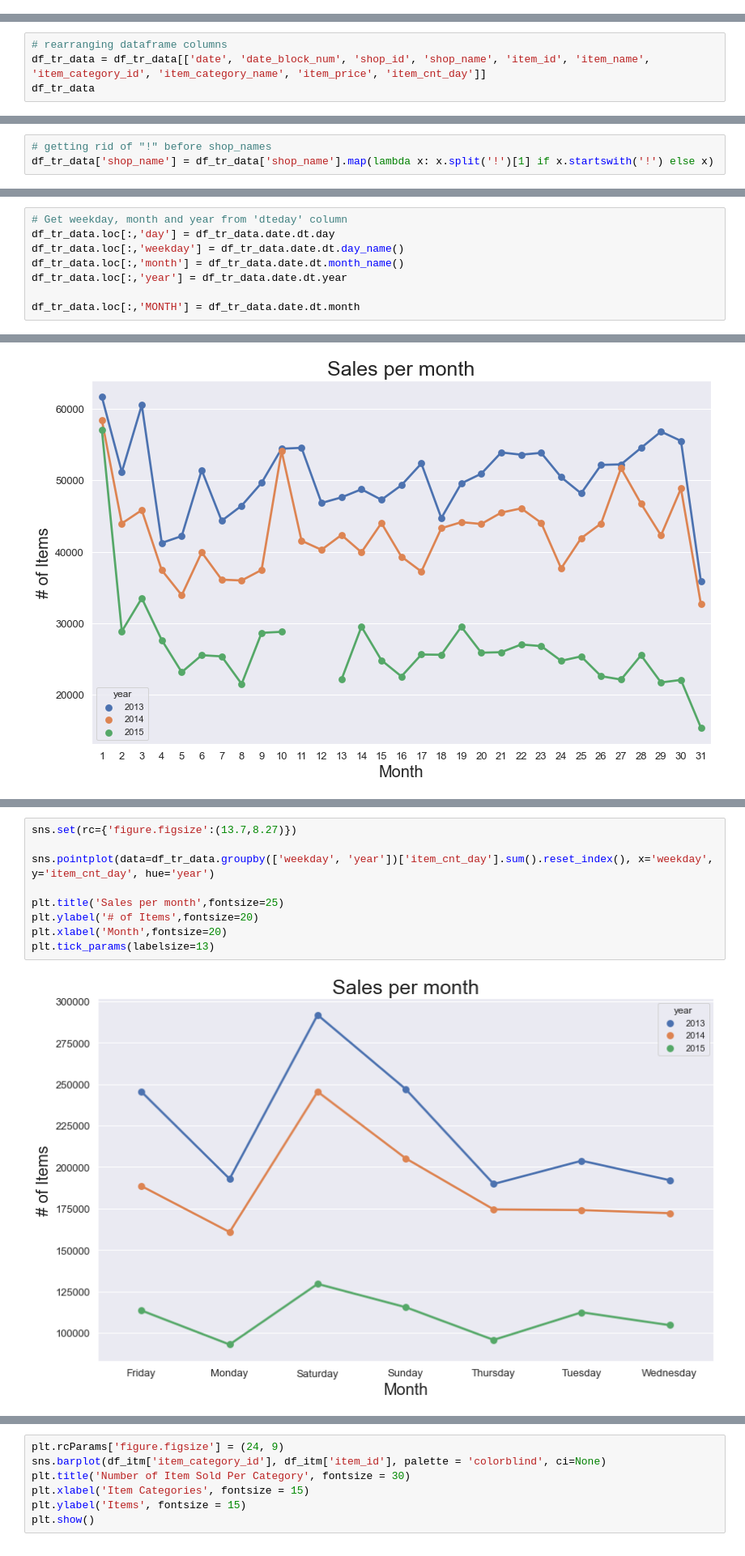
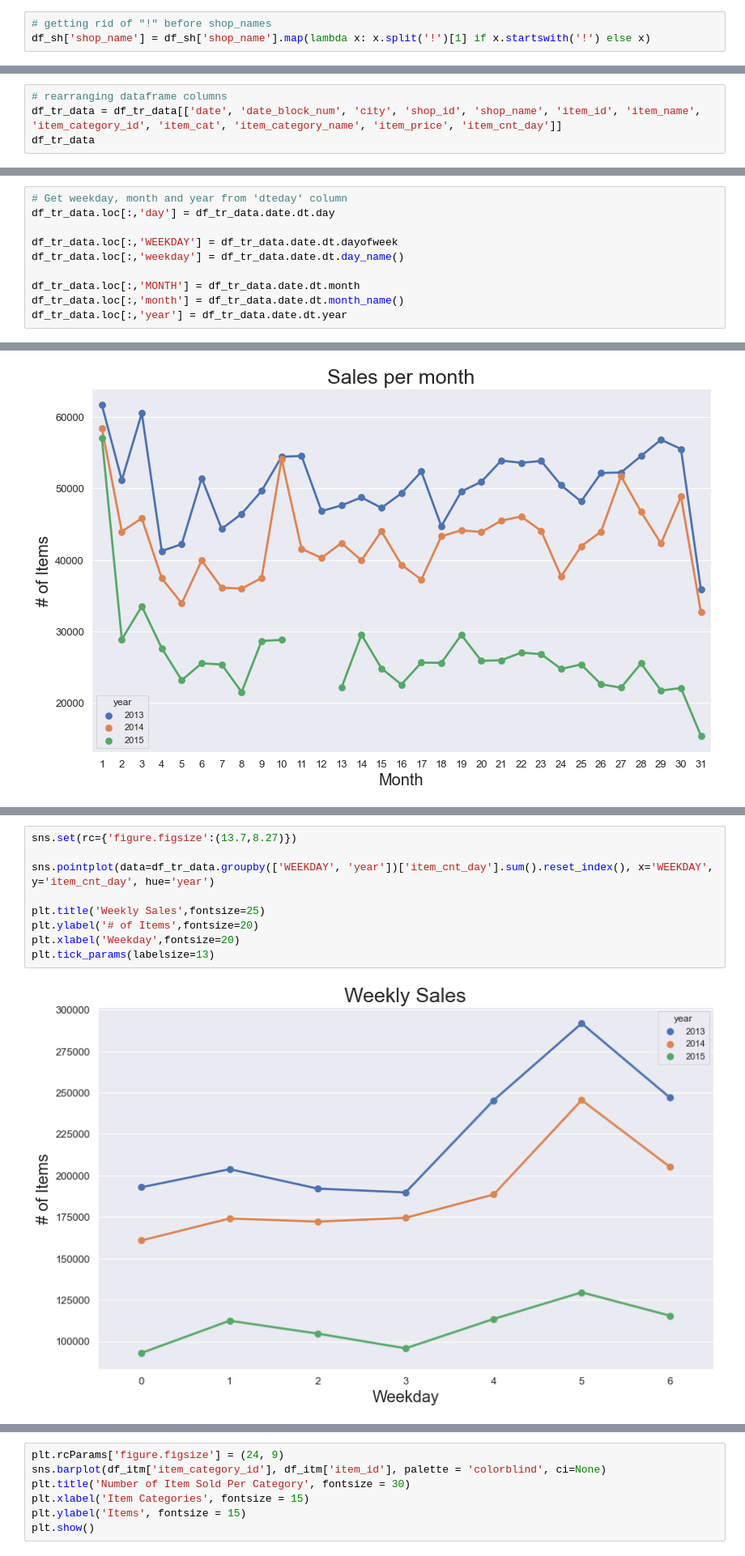
Before and after one commit to SabeehRaza-DS/FutureSales_Project, a Jupyter notebook: sales_prediction.ipynb, the cells around one changed output, grey strips where cells are left out. Shown at 81% size. Cells and saved outputs as stored; diff of their text form.

Commit message:
sales

```diff
--- a/sales_prediction.ipynb
+++ b/sales_prediction.ipynb
@@ -68,0 +68,3 @@ print(df_te.head())
+# %%
+# getting rid of "!" before shop_names
+df_sh['shop_name'] = df_sh['shop_name'].map(lambda x: x.split('!')[1] if x.startswith('!') else x)
@@ -262,5 +284,5 @@ df_tr_data
 # %%
 # rearranging dataframe columns
-df_tr_data = df_tr_data[['date', 'date_block_num', 'shop_id', 'shop_name', 'item_id', 'item_name', 'item_category_id', 'item_category_name', 'item_price', 'item_cnt_day']]
+df_tr_data = df_tr_data[['date', 'date_block_num', 'city', 'shop_id', 'shop_name', 'item_id', 'item_name', 'item_category_id', 'item_cat', 'item_category_name', 'item_price', 'item_cnt_day']]
 df_tr_data
 # %% [output]
@@ -313,3 +319,0 @@ df_tr_data[df_tr_data['shop_name'].str.contains('! ', regex=False)]
-# %%
-# getting rid of "!" before shop_names
-df_tr_data['shop_name'] = df_tr_data['shop_name'].map(lambda x: x.split('!')[1] if x.startswith('!') else x)
@@ -353,11 +357,13 @@ df_tr_data
 # %%
 # Get weekday, month and year from 'dteday' column
 df_tr_data.loc[:,'day'] = df_tr_data.date.dt.day
+
+df_tr_data.loc[:,'WEEKDAY'] = df_tr_data.date.dt.dayofweek
 df_tr_data.loc[:,'weekday'] = df_tr_data.date.dt.day_name()
+
+df_tr_data.loc[:,'MONTH'] = df_tr_data.date.dt.month
 df_tr_data.loc[:,'month'] = df_tr_data.date.dt.month_name()
 df_tr_data.loc[:,'year'] = df_tr_data.date.dt.year
-
-df_tr_data.loc[:,'MONTH'] = df_tr_data.date.dt.month
 # %%
 df_tr_data = df_tr_data.sort_values(by=['date_block_num'], ascending = True)
 df_tr_data
@@ -451,11 +495,11 @@ plt.tick_params(labelsize=13)
 # %%
 sns.set(rc={'figure.figsize':(13.7,8.27)})
 
-sns.pointplot(data=df_tr_data.groupby(['weekday', 'year'])['item_cnt_day'].sum().reset_index(), x='weekday', y='item_cnt_day', hue='year')
+sns.pointplot(data=df_tr_data.groupby(['WEEKDAY', 'year'])['item_cnt_day'].sum().reset_index(), x='WEEKDAY', y='item_cnt_day', hue='year')
 
-plt.title('Sales per month',fontsize=25)
+plt.title('Weekly Sales',fontsize=25)
 plt.ylabel('# of Items',fontsize=20)
-plt.xlabel('Month',fontsize=20)
+plt.xlabel('Weekday',fontsize=20)
 plt.tick_params(labelsize=13)
 # %% [output]
-[figure, old version]
+[figure, new version]
```
Also changed, not shown: parts of 28 cells of this notebook, 2 other files.
